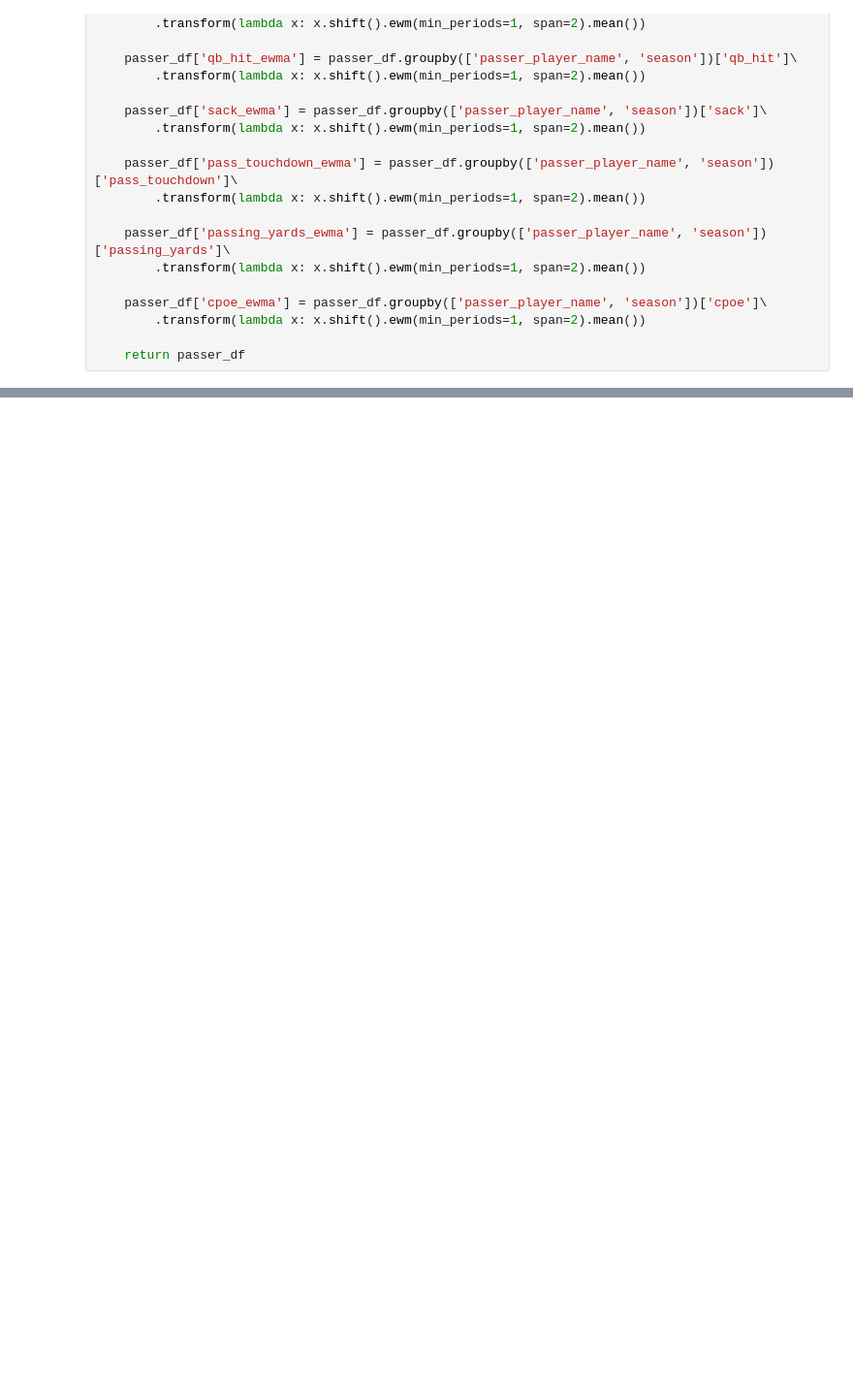
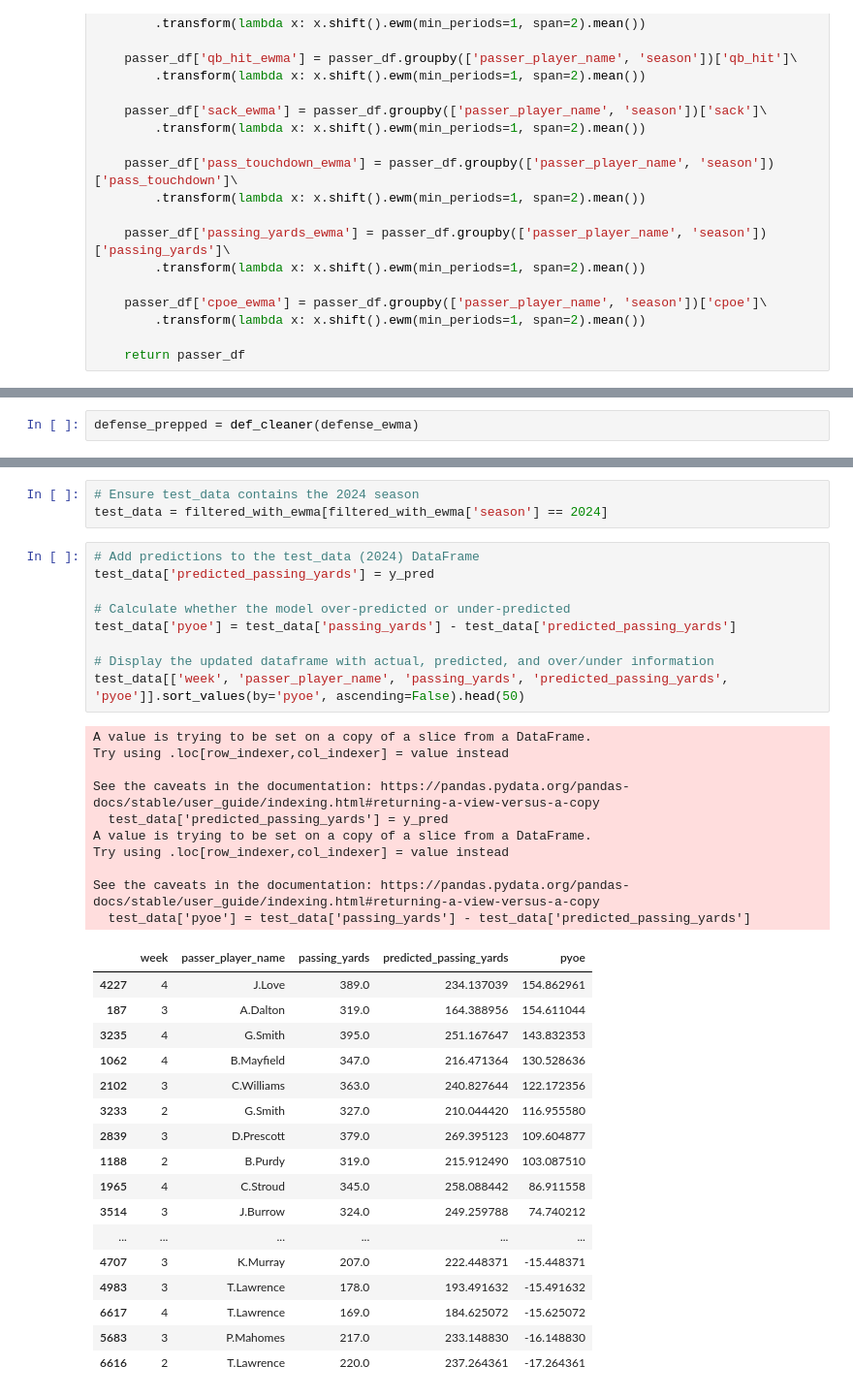
Before and after one commit to bhuggard/CheckTheCover, a Jupyter notebook: testnocom.ipynb, the cells around one changed output, grey strips where cells are left out. Shown at 97% size. Drawn from its saved outputs; the diff is of its cells as text; blank space fills up the shorter version.

```diff
--- a/testnocom.ipynb
+++ b/testnocom.ipynb
@@ -455,0 +316,2 @@ team_data[['defteam', 'season', 'week', 'completion_percentage', 'completion_per
+# %%
+defense_prepped = def_cleaner(defense_ewma)
@@ -519,0 +403,40 @@ for week in sorted(test_df['week'].unique()):
+# %%
+# Ensure test_data contains the 2024 season
+test_data = filtered_with_ewma[filtered_with_ewma['season'] == 2024]
+# %%
+# Add predictions to the test_data (2024) DataFrame
+test_data['predicted_passing_yards'] = y_pred
+
+# Calculate whether the model over-predicted or under-predicted
+test_data['pyoe'] = test_data['passing_yards'] - test_data['predicted_passing_yards']
+
+# Display the updated dataframe with actual, predicted, and over/under information
+test_data[['week', 'passer_player_name', 'passing_yards', 'predicted_passing_yards', 'pyoe']].sort_values(by='pyoe', ascending=False).head(50)
+# %% [output]
+A value is trying to be set on a copy of a slice from a DataFrame.
+Try using .loc[row_indexer,col_indexer] = value instead
+
+See the caveats in the documentation: https://pandas.pydata.org/pandas-docs/stable/user_guide/indexing.html#returning-a-view-versus-a-copy
+  test_data['predicted_passing_yards'] = y_pred
+A value is trying to be set on a copy of a slice from a DataFrame.
+Try using .loc[row_indexer,col_indexer] = value instead
+
+See the caveats in the documentation: https://pandas.pydata.org/pandas-docs/stable/user_guide/indexing.html#returning-a-view-versus-a-copy
+  test_data['pyoe'] = test_data['passing_yards'] - test_data['predicted_passing_yards']
+|  | week | passer_player_name | passing_yards | predicted_passing_yards | pyoe |
+| 4227 | 4 | J.Love | 389.0 | 234.137039 | 154.862961 |
+| 187 | 3 | A.Dalton | 319.0 | 164.388956 | 154.611044 |
+| 3235 | 4 | G.Smith | 395.0 | 251.167647 | 143.832353 |
+| 1062 | 4 | B.Mayfield | 347.0 | 216.471364 | 130.528636 |
+| 2102 | 3 | C.Williams | 363.0 | 240.827644 | 122.172356 |
+| 3233 | 2 | G.Smith | 327.0 | 210.044420 | 116.955580 |
+| 2839 | 3 | D.Prescott | 379.0 | 269.395123 | 109.604877 |
+| 1188 | 2 | B.Purdy | 319.0 | 215.912490 | 103.087510 |
+| 1965 | 4 | C.Stroud | 345.0 | 258.088442 | 86.911558 |
+| 3514 | 3 | J.Burrow | 324.0 | 249.259788 | 74.740212 |
+| ... | ... | ... | ... | ... | ... |
+| 4707 | 3 | K.Murray | 207.0 | 222.448371 | -15.448371 |
+| 4983 | 3 | T.Lawrence | 178.0 | 193.491632 | -15.491632 |
+| 6617 | 4 | T.Lawrence | 169.0 | 184.625072 | -15.625072 |
+| 5683 | 3 | P.Mahomes | 217.0 | 233.148830 | -16.148830 |
+| 6616 | 2 | T.Lawrence | 220.0 | 237.264361 | -17.264361 |
```
Also changed, not shown: parts of 26 cells of this notebook.
